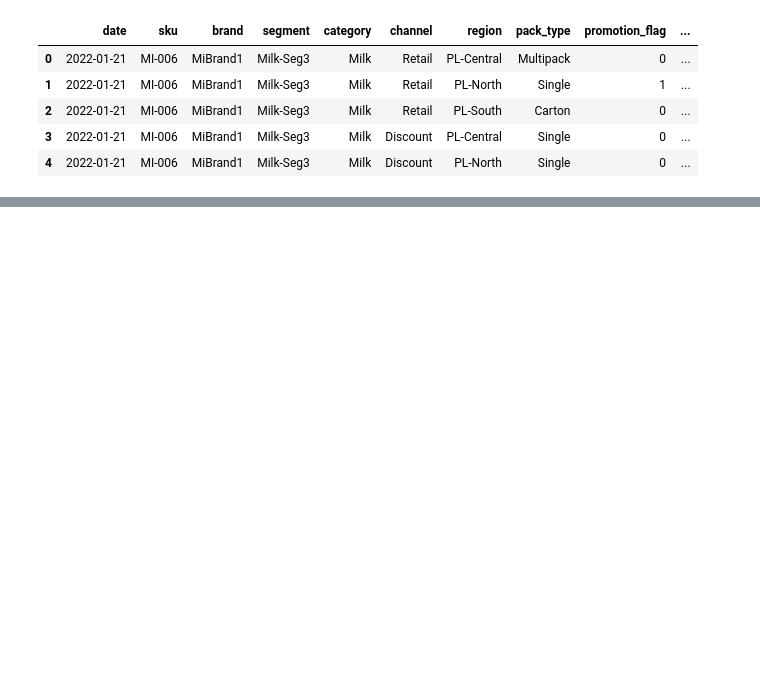
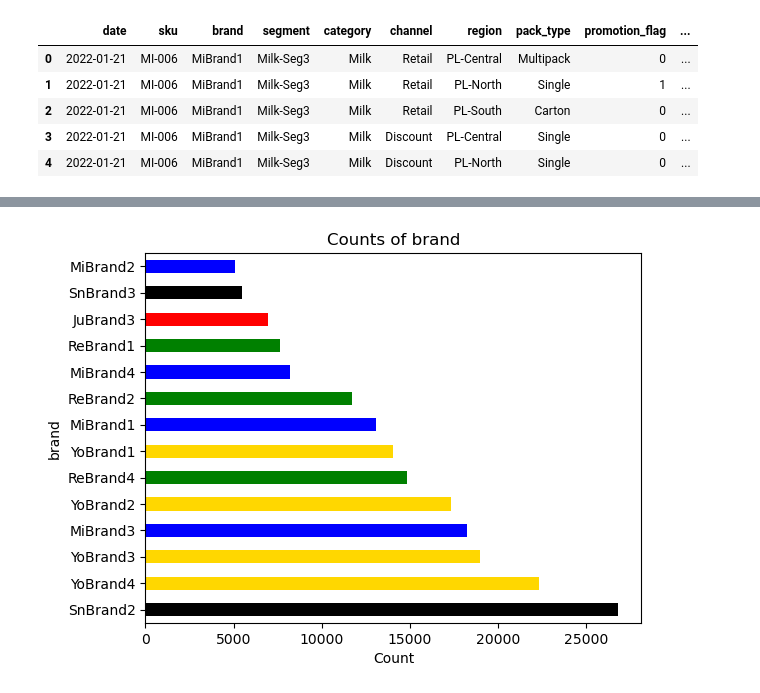
Before and after one commit to bwolff26/dairy_sales, a Jupyter notebook: code/ceda_i.ipynb, the cells around one changed output, grey strips where cells are left out. Drawn from its saved outputs; the diff is of its cells as text; code cells hidden in the pictures; blank space fills up the shorter version.

```diff
--- a/code/ceda_i.ipynb
+++ b/code/ceda_i.ipynb
@@ -554,0 +657,3 @@ years, monnths
+# %%
+j += 1
+bivariate_analysis(features_categorical[j], target)
@@ -554,0 +679,27 @@ years, monnths
+# %%
+#Some code to make this quicker to assign colors to each brand.
+counts = df[features_categorical[j]].value_counts()
+brands = counts.index.tolist()
+# values = counts.values.tolist()
+
+def assign_group(brand):
+    brand = brand.lower()
+    if 'yo' in brand:
+        return 'gold'
+    elif 'ju' in brand:
+        return 'red'
+    elif 're' in brand:
+        return 'green'
+    elif 'sn' in brand:
+        return 'black'
+    else:
+        return 'blue'
+colors = [assign_group(brand) for brand in brands]
+
+df[features_categorical[j]].value_counts().plot(kind='barh', color=colors)
+plt.title(f'Counts of {features_categorical[j]}')
+plt.xlabel('Count')
+plt.ylabel(features_categorical[j])
+plt.show()
+# %% [output]
+[figure, added]
```
Also changed, not shown: parts of 67 cells of this notebook.
